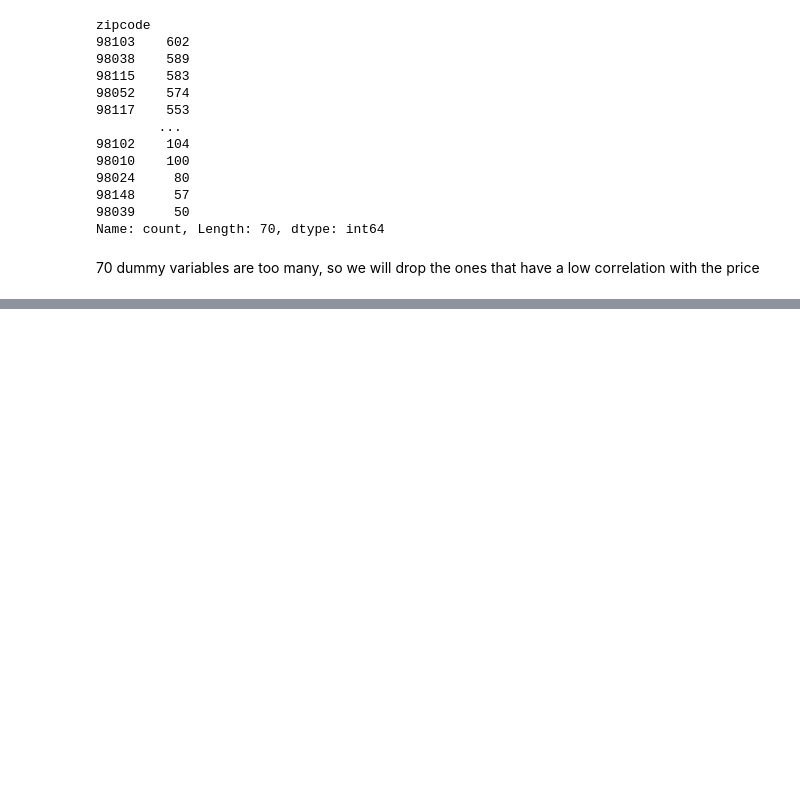
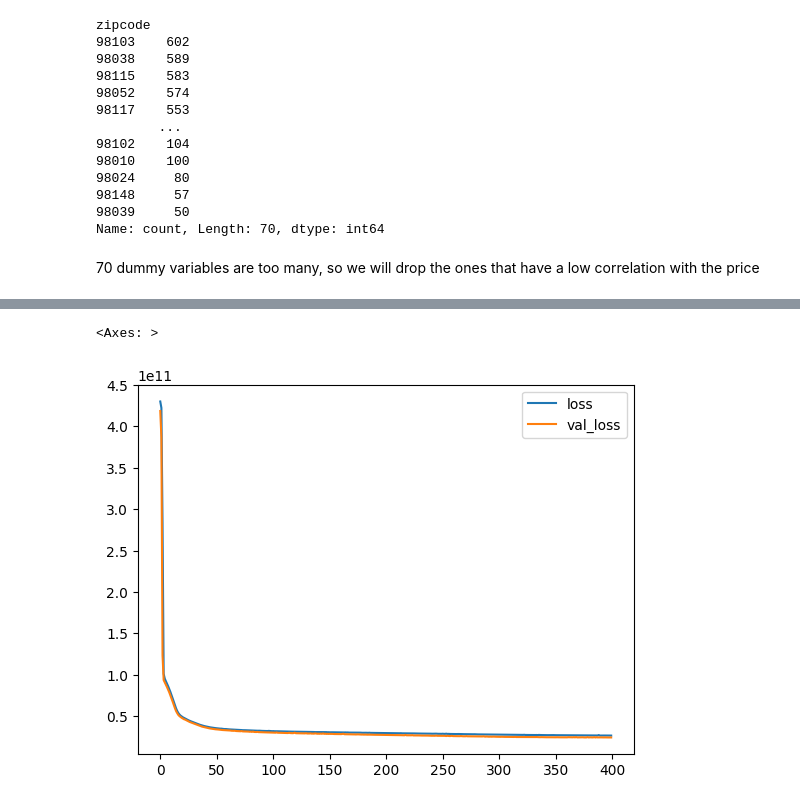
Before and after one commit to LorenzoRottigni/DL-houses, a Jupyter notebook: index.ipynb, the cells around one changed output, grey strips where cells are left out. Cells and saved outputs as stored; diff of their text form; code cells hidden in the pictures; blank space fills up the shorter version.

```diff
--- a/index.ipynb
+++ b/index.ipynb
@@ -164,4 +162,4 @@ df.groupby('month').mean()['price'].plot()
 [figure]
 # %%
 # drop engineered features
-#df.drop('date', axis=1, inplace=True)
+df.drop('date', axis=1, inplace=True)
@@ -258 +254,11 @@ Epoch 400/400
 <keras.callbacks.History at 0x...>
+# %%
+# dataframe that represents the loss function over the epochs for the training and test data
+# this makes us able to understand if the model is overfitting or underfitting
+losses = pd.DataFrame(model.history.history)
+# %%
+losses.plot()
+# the loss function for the training and test data are very close, which means the model is not overfitting or underfitting
+# %% [output]
+<Axes: >
+[figure, added]
```
Also changed, not shown: parts of 17 cells of this notebook.
